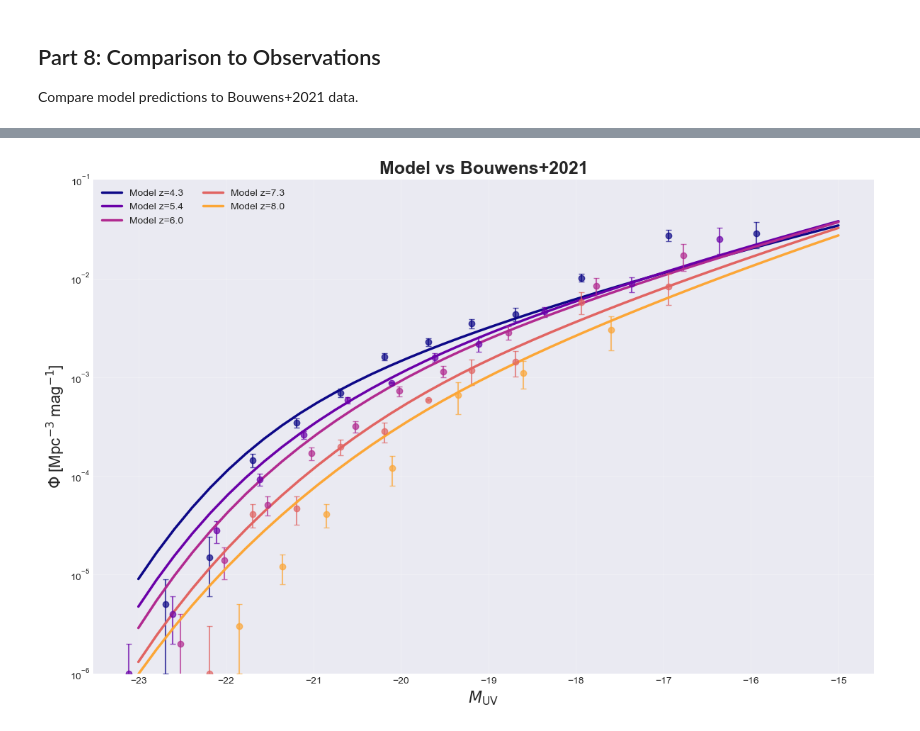
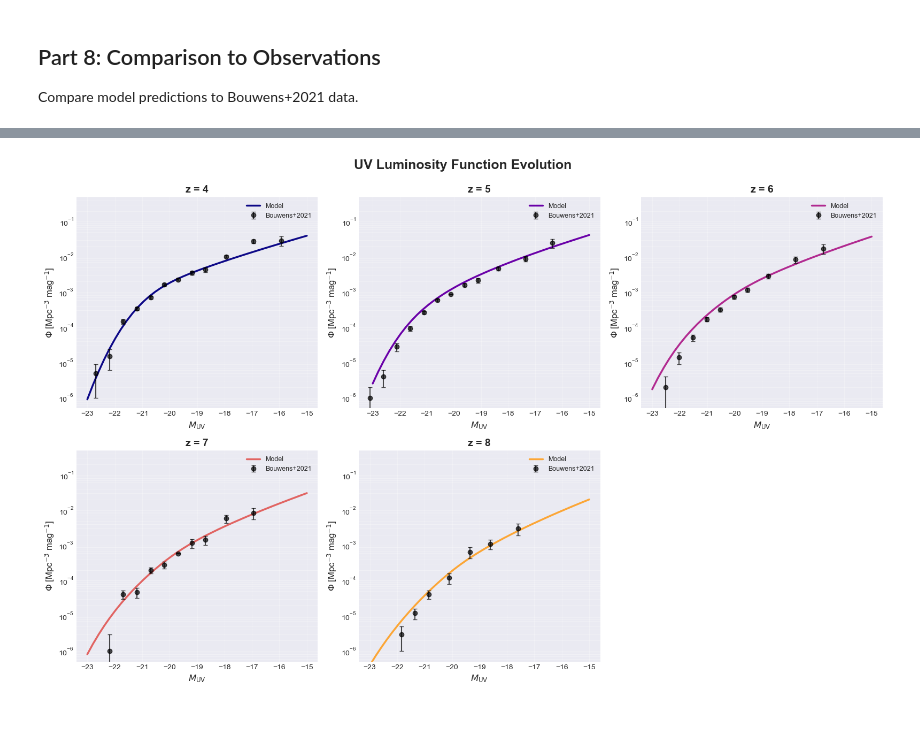
Before and after one commit to mShuntov/uvlf-hod, a Jupyter notebook: examples/basic_usage.ipynb, the cells around one changed output, grey strips where cells are left out. Cells and saved outputs as stored; diff of their text form; code cells hidden in the pictures.

```diff
--- a/examples/basic_usage.ipynb
+++ b/examples/basic_usage.ipynb
@@ -253,14 +254,18 @@ M_UV < -17:
 # %% [markdown]
 ## Part 7: Parameter Exploration
 # %%
+# Let's vary the maximum SFE now. We create a new object
+model_var_eps = HODModel(z=6) # at z=6, the other parameters are the default ones
+
 eps0_values = [0.1, 0.25, 0.5, 0.75, 1.0]
 colors = plt.cm.viridis(np.linspace(0, 1, len(eps0_values)))
 
 fig, ax = plt.subplots(figsize=(10, 7))
 
 for eps0, color in zip(eps0_values, colors):
-    model_var = HODModel(eps0=eps0)
-    phi_var = model_var.luminosity_function(MUV)
+    model_var_eps.update_parameters(eps0=eps0)
+
+    phi_var = model_var_eps.luminosity_function(MUV)
     ax.semilogy(MUV, phi_var, linewidth=3, color=color,
                 label=f'$\epsilon_0={eps0}$')
 
@@ -296,34 +300,96 @@ Loaded Bouwens+2021 data:
 # %%
-# Multi-redshift comparison
+# Comparison at different redshifts in 3x3 panels (last panel = all combined)
+from uvlf_hod.models.parametrization import *
+from uvlf_hod.config import DEFAULT_REDSHIFT_EVOLUTION
+
 redshift_bins = ['z4', 'z5', 'z6', 'z7', 'z8']
 colors = plt.cm.plasma(np.linspace(0, 0.8, len(redshift_bins)))
 
-fig, ax = plt.subplots(figsize=(12, 8))
+fig, axes = plt.subplots(2, 3, figsize=(16, 10))
+axes = axes.flatten()
+axes.flatten()[5].axis('off')
 
-for zbin, color in zip(redshift_bins, colors):
+# Individual panels for first 8 subplots (but we only have 5 redshifts)
+for idx, (zbin, color) in enumerate(zip(redshift_bins, colors)):
+    ax = axes[idx]
     z_val = redshift_centers[zbin]
-    model.update_parameters(z=z_val)
+
+    # Get evolved parameters using fitted evolution
+    eps0_z = eps0_fz(
+        z_val,
+        deps_dz=DEFAULT_REDSHIFT_EVOLUTION['d_eps0_dz'],
+        eps_off=DEFAULT_REDSHIFT_EVOLUTION['C_eps0'])
+
+    Mc_z = 10**Mc_fz(
+        z_val,
+        dMc_dz=DEFAULT_REDSHIFT_EVOLUTION['d_logMc_dz'],
+        Mc_off=DEFAULT_REDSHIFT_EVOLUTION['C_logMc'])
+
+    a_z = a_fz(
+        z_val,
+        da_dz=DEFAULT_REDSHIFT_EVOLUTION['d_a_dz'],
+        a_off=DEFAULT_REDSHIFT_EVOLUTION['C_a'])
+
+    b_z = b_fz(
+        z_val,
+        db_dz=DEFAULT_REDSHIFT_EVOLUTION['d_b_dz'],
+        b_off=DEFAULT_REDSHIFT_EVOLUTION['C_b'])
+
+    sigmaUV_z = sigma_UV_fz(
+        z_val,
+        dsigmaUV_dz=DEFAULT_REDSHIFT_EVOLUTION['d_sigmaUV_dz'],
+        sigmaUV_off=DEFAULT_REDSHIFT_EVOLUTION['C_sigmaUV'])
+
+    Mcut_z = 10**Mcut_fz(
+        z_val,
+        dMcut_dz=DEFAULT_REDSHIFT_EVOLUTION['d_Mcut_dz'],
+        Mcut_off=DEFAULT_REDSHIFT_EVOLUTION['C_Mcut'])
+
+    Msat_z = 10**Msat_fz(
+        z_val,
+        dMsat_dz=DEFAULT_REDSHIFT_EVOLUTION['d_Msat_dz'],
+        Msat_off=DEFAULT_REDSHIFT_EVOLUTION['C_Msat'])
+
+    asat_z = asat_fz(
+        z_val,
+        dasat_dz=DEFAULT_REDSHIFT_EVOLUTION['d_asat_dz'],
+        asat_off=DEFAULT_REDSHIFT_EVOLUTION['C_asat'])
+
+    model.update_parameters(z=z_val,
+                            eps0=eps0_z,
+                            Mc=Mc_z,
+                            a=a_z,
+                            b=b_z,
+                            sigma_UV=sigmaUV_z,
+                            Mcut=Mcut_z,
+                            Msat=Msat_z,
+                            asat=asat_z)
 
     MUV_model = np.linspace(-23, -15, 40)
     phi_model = model.luminosity_function(MUV_model)
 
+    # Plot model
     ax.semilogy(MUV_model, phi_model, '-', linewidth=2.5, color=color,
-                label=f'Model z={z_val}')
+                label='Model')
 
+    # Plot observations
     obs = bouwens21[zbin]
     ax.errorbar(obs['M_AB'], obs['Fi_k'], yerr=obs['Fi_k_error'],
-                fmt='o', color=color, markersize=6, capsize=3, alpha=0.7)
+                fmt='o', color='black', markersize=6, capsize=3,
+                alpha=0.7, label='Bouwens+2021')
 
-ax.set_xlabel(r'$M_{\rm UV}$', fontsize=16)
-ax.set_ylabel(r'$\Phi$ [Mpc$^{-3}$ mag$^{-1}$]', fontsize=16)
-ax.set_title('Model vs Bouwens+2021', fontsize=18, fontweight='bold')
-ax.set_ylim(1e-6, 1e-1)
-ax.legend(fontsize=10, ncol=2)
-ax.grid(True, alpha=0.3)
+    # Panel styling
+    ax.set_xlabel(r'$M_{\rm UV}$', fontsize=12)
+    ax.set_ylabel(r'$\Phi$ [Mpc$^{-3}$ mag$^{-1}$]', fontsize=12)
+    ax.set_title(f'z = {z_val}', fontsize=14, fontweight='bold')
+    ax.set_ylim(5e-7, 5e-1)
+    ax.legend(fontsize=9)
+    ax.grid(True, alpha=0.3, which='both')
+    ax.tick_params(labelsize=10)
 
+
+plt.suptitle('UV Luminosity Function Evolution', fontsize=18, fontweight='bold', y=0.995)
 plt.tight_layout()
 plt.show()
-
-model.update_parameters(z=6.0)
 # %% [output]
-[figure, old version]
+[figure, new version]
```
Also changed, not shown: parts of 3 cells of this notebook, 2 other files.
